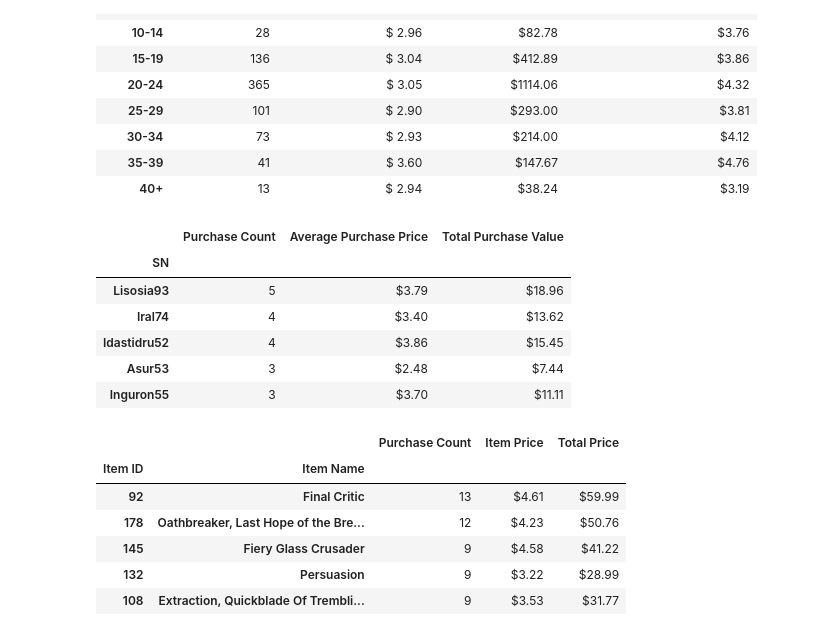
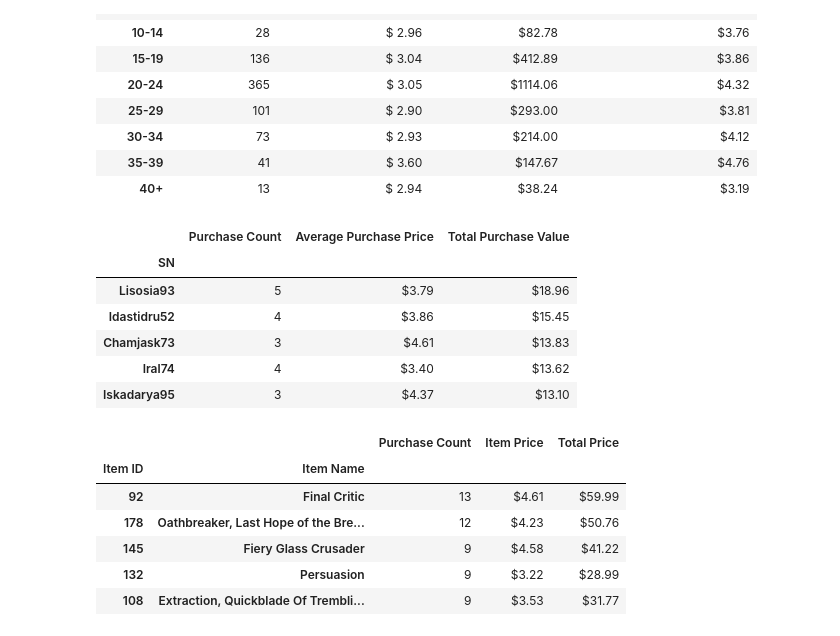
Before and after one commit to kplam624/Pandas-Challenge, a Jupyter notebook: Submission/main.ipynb, the cells around one changed output. Cells and saved outputs as stored; diff of their text form; code cells hidden in the pictures.

```diff
--- a/Submission/main.ipynb
+++ b/Submission/main.ipynb
@@ -190,24 +214,44 @@ summary_age_group_df
 | 35-39 | 41 | $ 3.60 | $147.67 | $4.76 |
 | 40+ | 13 | $ 2.94 | $38.24 | $3.19 |
 # %%
+# Groupby dataframe by the "SN" column
 top_df = df.groupby("SN")
+
+# Statistical measures found
 top_average_purchase = top_df["Price"].mean().map("${:.2f}".format)
 top_total_purchase = top_df["Price"].sum().map("${:.2f}".format)
 
+# Adds the count of players to the dataframe by the "SN"
 top_spender_df = pd.DataFrame(top_df["SN"].count())
+
+#Adding the statistical measures to the dataframe
 top_spender_df["Average Purchase Price"] = top_average_purchase
 top_spender_df["Total Purchase Value"] = top_total_purchase
+
+# Reformatting columns for better understanding
 top_spender_df = top_spender_df.rename(columns = {"SN":"Purchase Count"})
 
-top_spender_df = top_spender_df.sort_values("Purchase Count", ascending = False)
+# Sorting the dataframe by the most purchases made by a single player
+# Requires a reformating changing it back to a string
+top_spender_df["Total Purchase Value"] = top_spender_df["Total Purchase Value"].str.replace("$", "", regex=True)
 
+# Change type to be a float
+top_spender_df["Total Purchase Value"] = top_spender_df["Total Purchase Value"].astype("float")
+
+# Sort the values in descending order
+top_spender_df = top_spender_df.sort_values("Total Purchase Value", ascending = False)
+
+# Reformat for consistency
+top_spender_df["Total Purchase Value"] = top_spender_df["Total Purchase Value"].map("${:.2f}".format)
+
+# Presents the dataframe
 top_spender_df.head()
 # %% [output]
 |  | Purchase Count | Average Purchase Price | Total Purchase Value |
 | SN |  |  |  |
 | Lisosia93 | 5 | $3.79 | $18.96 |
+| Idastidru52 | 4 | $3.86 | $15.45 |
+| Chamjask73 | 3 | $4.61 | $13.83 |
 | Iral74 | 4 | $3.40 | $13.62 |
-| Idastidru52 | 4 | $3.86 | $15.45 |
-| Asur53 | 3 | $2.48 | $7.44 |
-| Inguron55 | 3 | $3.70 | $11.11 |
+| Iskadarya95 | 3 | $4.37 | $13.10 |
 # %%
```
Also changed, not shown: parts of 4 cells of this notebook.
